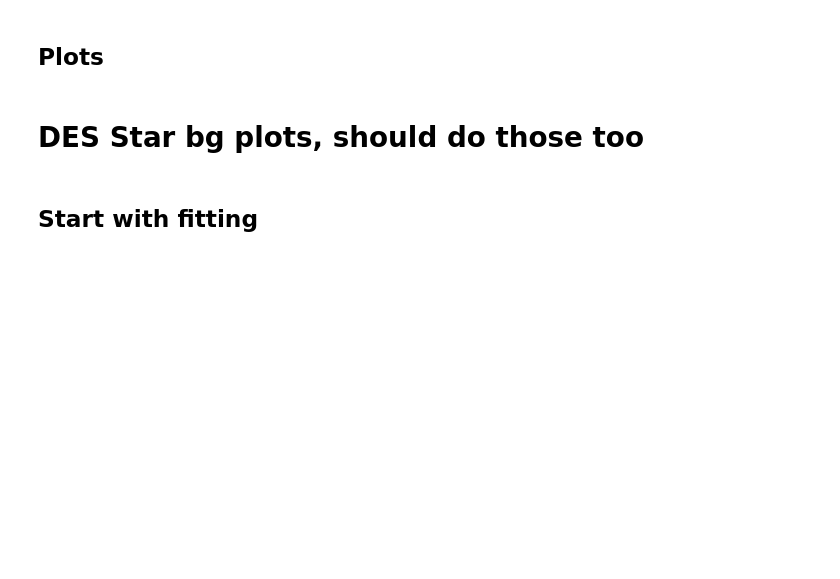
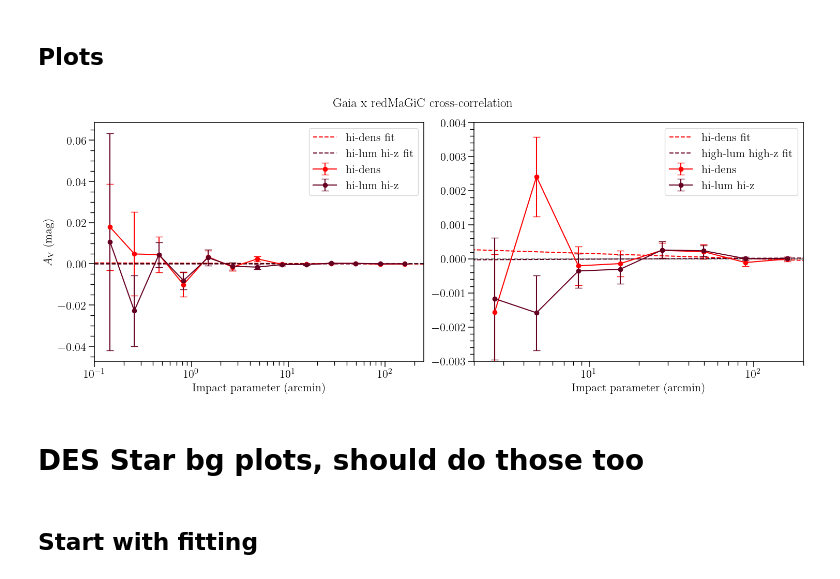
Before and after one commit to mcclearyj/dusthalos, a Jupyter notebook: writeup/csfd_dust_plots.ipynb, the cells around one changed output. Cells and saved outputs as stored; diff of their text form; code cells hidden in the pictures; blank space fills up the shorter version.

```diff
--- a/writeup/csfd_dust_plots.ipynb
+++ b/writeup/csfd_dust_plots.ipynb
@@ -470,12 +775,7 @@ print(f"intercept stderr: {linregress_hidens.intercept_stderr:.2e}")
 # Gaia plots, should do those too
 # %%
 output_path = '/Users/j.mccleary/Research/dusty_halos/dusthalos_emh/output/systematics_testing/gaia_fg/'
-'''
-dk_gaia1 = Table.read(output_path+'dustcorrel_hidens_g23_usebins_compensated_signal.txt', header_start=1, format='ascii')
-dr_gaia1 = Table.read(output_path+'dustcorrel_hidens_g23_usebins_bg_randoms.txt', header_start=1, format='ascii')
-fr_gaia1 = Table.read(output_path+'dustcorrel_hidens_g23_usebins_fg_randoms.txt', header_start=1, format='ascii')
-rr_gaia1 = Table.read(output_path+'dustcorrel_hidens_g23_usebins_fgxbg_randoms.txt', header_start=1, format='ascii')
-'''
+
 dk_gaia1 = Table.read(output_path+'dustcorrel_hidens_usebins_compensated_signal.txt', header_start=1, format='ascii')
 dr_gaia1 = Table.read(output_path+'dustcorrel_hidens_usebins_bg_randoms.txt', header_start=1, format='ascii')
 fr_gaia1 = Table.read(output_path+'dustcorrel_hidens_usebins_fg_randoms.txt', header_start=1, format='ascii')
@@ -512,4 +840,9 @@ print(f"Gaia x high-dens fit: {np.exp(fit_gaia_hidens[1]):.2e} * (meanr)^{fit_ga
 # %%
-res_gaia2 = do_WLS_fit(dk_gaia2, dust_gaia2, name='Gaia x high-z', log=False)
+res_gaia2 = do_WLS_fit(dk_gaia2, dust_gaia2, name='Gaia x hi-lum hi-z', log=False)
 print(res_gaia2.params)
-print(f"Fit: {np.exp(res_gaia2.params[0]):.2e} * (meanr)^{res_gaia2.params[1]:.2f}")
+
+print("")
+
+print("Gaia x redMaGiC hi-lum hi-z WLS fit:")
+print(f"  Const: {res_gaia2.params[0]:.3e} +/- {res_gaia2.bse[0]:.3e}")
+print(f"  Slope: {res_gaia2.params[1]:.3e} +/- {res_gaia2.bse[1]:.3e}")
@@ -527,62 +985,64 @@ print(f"Fit: {np.exp(res_gaia1.params[0]):.2e} * (meanr)^{res_gaia1.params[1]:.2
 ## gaia x high-dens sample
 a = res_gaia1.params[1] # Power
 b = res_gaia1.params[0] # Coefficient
-fit_gaia1 = a * dk_gaia1['meanlogr'] + b
+fit_gaia1 = a * np.log(theory_r_arcmin) + b
 
 # gaia x high-lum high-z sample
-fit_gaia2 = res_gaia2.params[1] * dk_gaia2['meanlogr'] + res_gaia2.params[0]
+fit_gaia2 = res_gaia2.params[1] * np.log(theory_r_arcmin) + res_gaia2.params[0]
 
 fig, axs = plt.subplots(1, 2, figsize=(15, 6), tight_layout=True)
 
 axs[0].errorbar(dk_gaia1['meanr'], dust_gaia1,
             yerr=dk_gaia1['sigma'], fmt='-o', capsize=5,
             label=r'hi-dens', color='xkcd:fire engine red')
-axs[0].plot(dk_gaia1['meanr'], fit_gaia1, ls='--', color='xkcd:fire engine red',
+axs[0].plot(theory_r_arcmin, fit_gaia1, ls='--', color='xkcd:fire engine red',
         label='hi-dens fit')
 
 axs[0].errorbar(dk_gaia2['meanr'], dust_gaia2,
             yerr=dk_gaia2['sigma'], fmt='-o', capsize=5,
-            label=r'high-lum high-z', color='xkcd:maroon')
-axs[0].plot(dk_gaia1['meanr'], fit_gaia2, ls='--', color='xkcd:maroon',
-        label='high-lum high-z fit')
+            label=r'hi-lum hi-z', color='xkcd:maroon')
+axs[0].plot(theory_r_arcmin, fit_gaia2, ls='--', color='xkcd:maroon',
+        label='hi-lum hi-z fit')
 
 axs[0].set_xscale('log')
 axs[0].set_xlim(0.1, 250)
 axs[0].axhline(0, linestyle='--', color='k', alpha=0.5)
 
 axs[0].set_xlabel(r'Impact parameter (arcmin)', fontsize=16)
 axs[0].set_ylabel(r'$A_{\rm V}$ (mag)', fontsize=16)
 axs[0].legend(fontsize=16)
 
 ###
 ### Inset
 ###
-axs[1].errorbar(dk_gaia1['meanr'][4:], dust_gaia1[4:],
-            yerr=dk_gaia1['sigma'][4:], fmt='-o', capsize=5,
+axs[1].errorbar(dk_gaia1['meanr'][5:], dust_gaia1[5:],
+            yerr=dk_gaia1['sigma'][5:], fmt='-o', capsize=5,
             label=r'hi-dens', color='xkcd:fire engine red')
-axs[1].plot(dk_gaia1['meanr'][4:], fit_gaia1[4:], ls='--', color='xkcd:fire engine red',
+axs[1].plot(theory_r_arcmin, fit_gaia1, ls='--', color='xkcd:fire engine red',
         label='hi-dens fit')
 
-axs[1].errorbar(dk_gaia2['meanr'][4:], dust_gaia2[4:],
-            yerr=dk_gaia2['sigma'][4:], fmt='-o', capsize=5,
-            label=r'high-lum high-z', color='xkcd:maroon')
-axs[1].plot(dk_gaia1['meanr'][4:], fit_gaia2[4:], ls='--', color='xkcd:maroon',
+axs[1].errorbar(dk_gaia2['meanr'][5:], dust_gaia2[5:],
+            yerr=dk_gaia2['sigma'][5:], fmt='-o', capsize=5,
+            label=r'hi-lum hi-z', color='xkcd:maroon')
+axs[1].plot(theory_r_arcmin, fit_gaia2, ls='--', color='xkcd:maroon',
         label='high-lum high-z fit')
 
 axs[1].set_xscale('log')
-axs[1].set_xlim(1, 250)
-axs[1].set_ylim(-3e-3, 6e-3)
+axs[1].set_xlim(2, 200)
+axs[1].set_ylim(-3e-3, 4e-3)
 axs[1].axhline(0, linestyle='--', color='k', alpha=0.5)
 
 axs[1].set_xlabel(r'Impact parameter (arcmin)', fontsize=16)
 #axs[1].set_ylabel(r'$A_{\rm V}$ (mag)', fontsize=16)
 axs[1].legend(fontsize=16)
 
 fig.suptitle('Gaia x redMaGiC cross-correlation', fontsize=18)
 
 figname = 'Gaia_redmagic_crosscorrel_csfd.png'
-#fig.savefig(f"/Users/j.mccleary/Research/dusty_halos/dusthalos_emh/output/{figname}" )
-#fig.savefig(f"/Users/j.mccleary/Research/dusty_halos/dusthalos_emh/writeup/figures_update2/{figname}" )
+fig.savefig(f"/Users/j.mccleary/Research/dusty_halos/dusthalos_emh/output/{figname}" )
+fig.savefig(f"/Users/j.mccleary/Research/dusty_halos/dusthalos_emh/writeup/figures_update2/{figname}" )
+# %% [output]
+[figure, added]
 # %% [markdown]
 # DES Star bg plots, should do those too
 # %%
```
Also changed, not shown: parts of 35 cells of this notebook, 2 other files.
